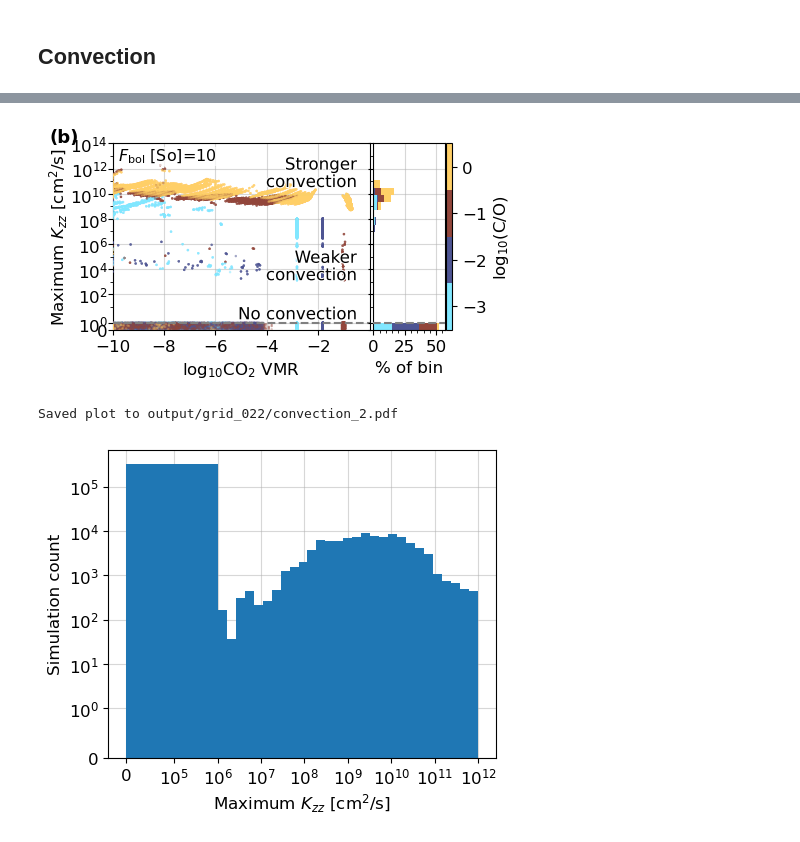
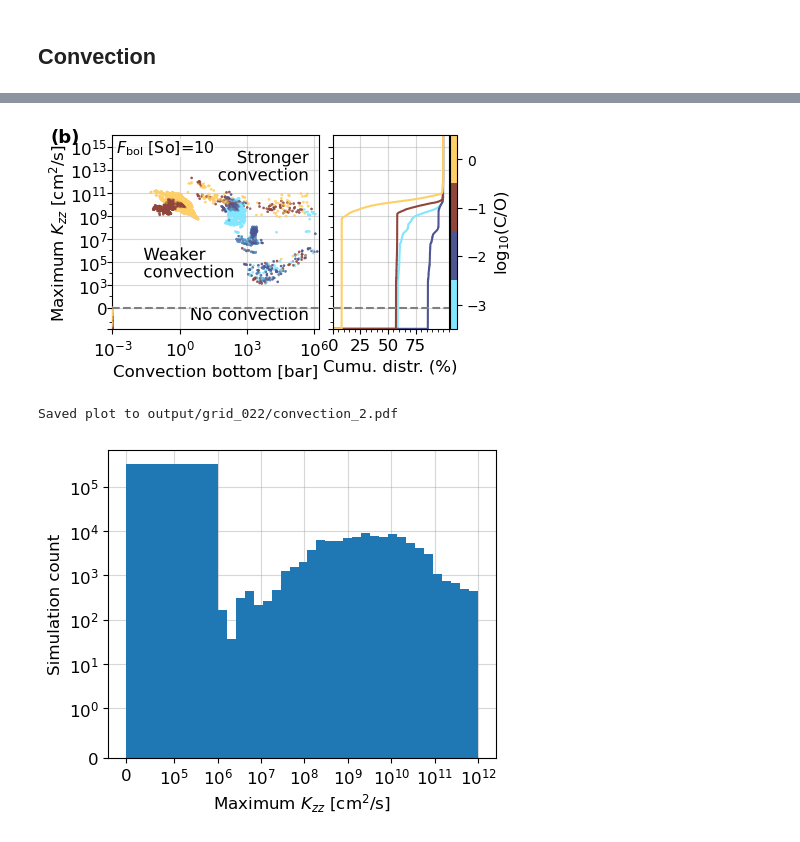
Before and after one commit to nichollsh/InferAGNI, a Jupyter notebook: notebooks/paper_grid.ipynb, the cells around one changed output, grey strips where cells are left out. Cells and saved outputs as stored; diff of their text form; code cells hidden in the pictures.

```diff
--- a/notebooks/paper_grid.ipynb
+++ b/notebooks/paper_grid.ipynb
@@ -1944,13 +2011,14 @@ Saved plot to output/grid_022/gravity.pdf
 # %%
 id = 0
 
-def plot_convection(xkey=None, zkey=None, controls=None):
+def plot_convection(xkey=None, zkey=None, controls=None, ecdf=False, ymax=None):
 
     ms = 3
     al = 0.3
     marker = 'o'
 
     vmr_min = 1e-10
+    p_min = 1e-3
 
     # copy dataframe
     subdata = deepcopy(data)
@@ -1971,7 +2039,7 @@ def plot_convection(xkey=None, zkey=None, controls=None):
         print("No data remaining!")
         return False
 
-    fig, (ax,axr) = plt.subplots(1,2, sharey=True, figsize=(5,2.8), width_ratios=(3,1))
+    fig, (ax,axr) = plt.subplots(1,2, sharey=True, figsize=(5,2.8), width_ratios=(3,2))
 
 
     try:
@@ -1991,6 +2059,8 @@ def plot_convection(xkey=None, zkey=None, controls=None):
     if xkey.startswith("log_vmr_"):
         xkey_lu = xkey.replace("log_vmr_", "vmr_")
         x = np.log10(np.clip(subdata[xkey_lu] * varprops[xkey_lu].scale, vmr_min/1.0001, 1))
+    if xkey.startswith("conv_p"):
+        x = np.clip(subdata[xkey] * varprops[xkey].scale, p_min, np.inf)
     else:
         x = subdata[xkey] * varprops[xkey].scale
 
@@ -1999,7 +2069,8 @@ def plot_convection(xkey=None, zkey=None, controls=None):
 
     # add spread in first bin, for visualisation
     # y[ subdata["conv_ptop"] == subdata["conv_pbot"]] = 0
-    y[y<1] = np.random.uniform(0,1,len(y<1))
+    yzero = 1e1
+    y[y<yzero] = np.random.uniform(0, yzero, len(y[y<yzero]))
 
 
     # plot main axis
@@ -2007,6 +2078,7 @@ def plot_convection(xkey=None, zkey=None, controls=None):
                     alpha=al,  edgecolors='none', marker=marker, zorder=3,
                     cmap=cmap, norm=norm)
 
+    print(zkey, ":", np.unique(z))
     if not varprops[zkey].log:
         cbargs = {
             "ticks":np.unique(z),
@@ -2014,15 +2086,16 @@ def plot_convection(xkey=None, zkey=None, controls=None):
         }
     else:
         cbargs = {}
-    fig.colorbar(sm, ax=axr, label=varprops[zkey].label, pad=0.01, location='right', aspect=30,
-                    **cbargs)
+    cb = fig.colorbar(sm, ax=axr, label=varprops[zkey].label,
+                      pad=0.01, location='right', aspect=28,
+                        **cbargs)
+    cb.ax.tick_params(axis='y', which='major', labelsize=10)
 
     # add annotations
     _pe = [pe.withStroke(linewidth=1.5, foreground="w")]
-    annx = 0.95
-    fig.text(annx, 0.75, "Stronger\nconvection", zorder=10, path_effects=_pe, color='k', transform=ax.transAxes, va='bottom', ha='right')
-    fig.text(annx, 0.25, "Weaker\nconvection",   zorder=10, path_effects=_pe, color='k', transform=ax.transAxes, va='bottom', ha='right')
-    fig.text(annx, 0.04, "No convection",        zorder=10, path_effects=_pe, color='k', transform=ax.transAxes, va='bottom', ha='right')
+    fig.text(0.95, 0.75, "Stronger\nconvection", zorder=10, path_effects=_pe, color='k', transform=ax.transAxes, va='bottom', ha='right')
+    fig.text(0.15, 0.25, "Weaker\nconvection",   zorder=10, path_effects=_pe, color='k', transform=ax.transAxes, va='bottom', ha='left')
+    fig.text(0.95, 0.03, "No convection",        zorder=10, path_effects=_pe, color='k', transform=ax.transAxes, va='bottom', ha='right')
 
 
     # decorate main axis
@@ -2035,14 +2108,21 @@ def plot_convection(xkey=None, zkey=None, controls=None):
         ax.set_xlim(left=max(np.amin(x), vmr_min), right=1*(1-1e-5))
     elif xkey.startswith("t_"):
         ax.set_xlim(left=0, right=np.amax(x)+10)
+    if xkey.startswith("conv_p"):
+        ax.set_xlim(left=np.amin(x), right=np.amax(x)*1.2)
 
     if not varprops[xkey].log:
         ax.xaxis.set_major_locator(mpl.ticker.MaxNLocator(6, integer=True))
 
+    if ymax is None:
+        ymax = np.amax(y)*1.2
+
     ax.set_yscale("symlog")
     ax.set_ylabel(varprops[ykey].label, labelpad=0)
-    ax.set_ylim(bottom=0)
-    ax.set_yticks(np.concatenate([ [0], 10**np.arange(0, np.log10(np.amax(1e15)), 2) ]))
+    ax.set_ylim(bottom=0, top=ymax)
+    yticks = np.unique(np.concatenate([ [0], [yzero], 10**np.arange(np.log10(yzero), np.ceil(np.log10(ymax)), 2) ]))
+    yticks_labels = [ "" if y<yzero else "0" if np.isclose(y, yzero)  else r"$10^{" + str(int(np.log10(y))) + r"}$" for y in yticks ]
+    ax.set_yticks(yticks, yticks_labels)
     ax.yaxis.set_tick_params(pad=-0.05)
 
     # controls
@@ -2054,37 +2134,47 @@ def plot_convection(xkey=None, zkey=None, controls=None):
     ax.text(0.02, 0.98, anno, transform=ax.transAxes, fontsize=text_fs+1, ha='left',va='top',
             zorder=9999, bbox=dict(facecolor='w', alpha=0.7, edgecolor='none',pad=0.1))
 
+    # right panel: plot ecdf
+    if ecdf:
+        # numpts = len(subdata)
+        for _z in np.unique(z): # for each value of the colourbar
+            y = subdata[subdata[zkey]==_z][ykey] * varprops[ykey].scale
+            y = np.concatenate(([0], y, [ymax]))
+            y = np.sort(y)
+            numpts = len(y)
+            x = np.linspace(0.0, 100, numpts)
+            axr.plot(x, y, zorder=2, color=sm.to_rgba(_z))
 
-    # plot histogram
-    bins = np.concatenate([ [0, 1], np.logspace(1, np.log10(np.amax(y)), 20) ])
-    yarr = [] # counts
-    warr = [] # weights
-    carr = [] # colors
-    for _z in np.unique(z): # for each value of the colourbar
-        y = subdata[subdata[zkey]==_z][ykey] * varprops[ykey].scale
-        yarr.append(y)
-        warr.append(np.full_like(y, 100/len(subdata[zkey]==_z)))
-        carr.append(sm.to_rgba(_z))
+    # right panel:plot histogram
+    else:
+        bins = np.concatenate([ [0, 1], np.logspace(1, np.log10(np.amax(y)), 20) ])
+        yarr = [] # counts
+        warr = [] # weights
+        carr = [] # colors
+        for _z in np.unique(z): # for each value of the colourbar
+            y = subdata[subdata[zkey]==_z][ykey] * varprops[ykey].scale
+            yarr.append(y)
+            warr.append(np.full_like(y, 100/len(subdata[zkey]==_z)))
+            carr.append(sm.to_rgba(_z))
 
-        hist_vals, bins = np.histogram(y, bins=bins)
+        axr.hist(yarr, bins=bins, weights=warr, stacked=True,
+                                        color=carr,  zorder=2,
+                                        orientation='horizontal', align='mid', histtype='stepfilled', )
 
-    hist_vals, bins, _ = axr.hist(yarr, bins=bins, weights=warr, stacked=True,
-                                    color=carr,  zorder=2,
-                                    orientation='horizontal', align='mid', histtype='stepfilled', )
+    axr.set_xticks([0, 25, 50, 75],)
+    # axr.xaxis.set_major_locator(mpl.ticker.MultipleLocator(20))
+    axr.xaxis.set_minor_locator(mpl.ticker.MultipleLocator(5))
+    axr.set_xlabel(f"Cumu. distr. (%)")
+    axr.set_xlim(left=0., right=105)
+    axr.yaxis.set_tick_params(pad=-0.05)
 
-    max_col = 1e-5
-    for col in hist_vals.T:
-        max_col = max(np.amax(col),max_col)
-    print(f"Pct points in any bin: {max_col}")
-    axr.xaxis.set_major_locator(mpl.ticker.MultipleLocator(25))
-    axr.xaxis.set_minor_locator(mpl.ticker.MultipleLocator(5))
-    axr.set_xlabel(f"% of bin")
-    axr.set_xlim(left=0., right=max_col+5)
+    # ax.tick_params(axis='x', which='major', labelsize=10)
+    # axr.tick_params(axis='both', which='major', labelsize=10)
 
     # add grids
     for _ax in (ax,axr):
         _ax.grid(zorder=-2,  alpha=0.5)
-        _ax.axhline(y=1, ls='dashed', color='grey', zorder=4)
+        _ax.axhline(y=yzero, ls='dashed', color='grey', zorder=4)
     fig.tight_layout(w_pad=-0.1)
 
     global id
@@ -2096,6 +2186,8 @@ def plot_convection(xkey=None, zkey=None, controls=None):
     plt.show()
     print(f"Saved plot to {fname}")
 
-plot_convection(xkey="t_phot", zkey="instellation", controls={})
-plot_convection(xkey="log_vmr_CO2", zkey="logCO", controls={"instellation":10})
+ecdf=True
+ymax = 1e16
+plot_convection(xkey="t_phot", zkey="instellation", controls={}, ecdf=ecdf, ymax=ymax)
+plot_convection(xkey="conv_pbot", zkey="logCO", controls={"instellation":10}, ecdf=ecdf, ymax=ymax)
 # %% [output]
@@ -2107,4 +2199,4 @@ Pct points in any bin: 52.458018982717014
-[figure, old version]
+[figure, new version]
 Saved plot to output/grid_022/convection_2.pdf
 # %%
 fig,ax = plt.subplots(1,1, figsize=(5,4))
```
Also changed, not shown: parts of 9 cells of this notebook, 1 other file.
